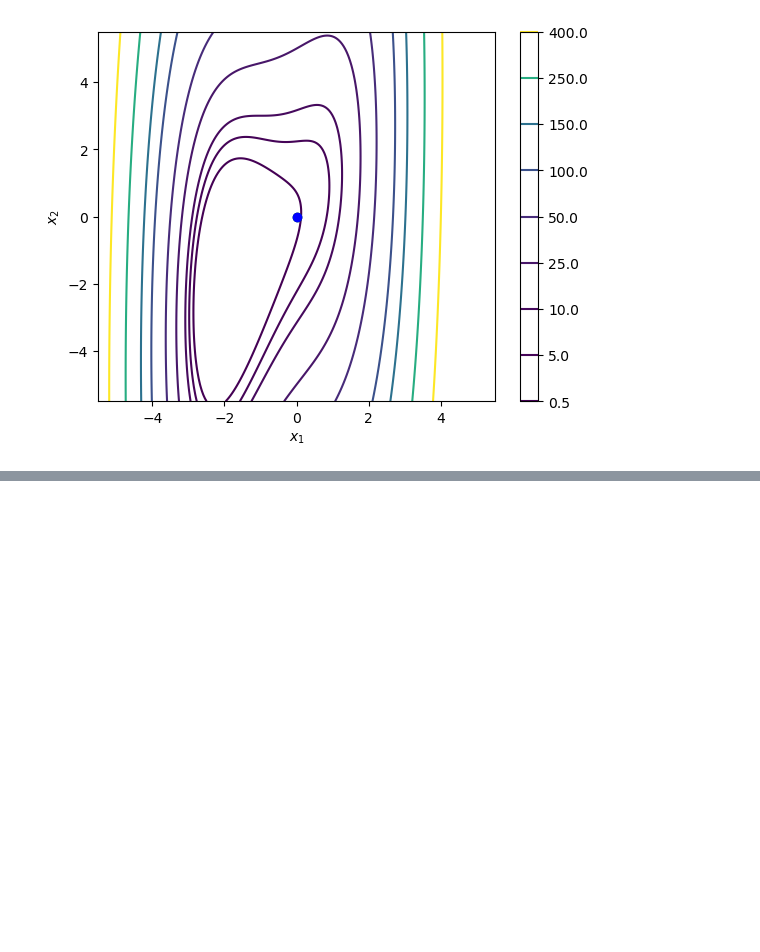
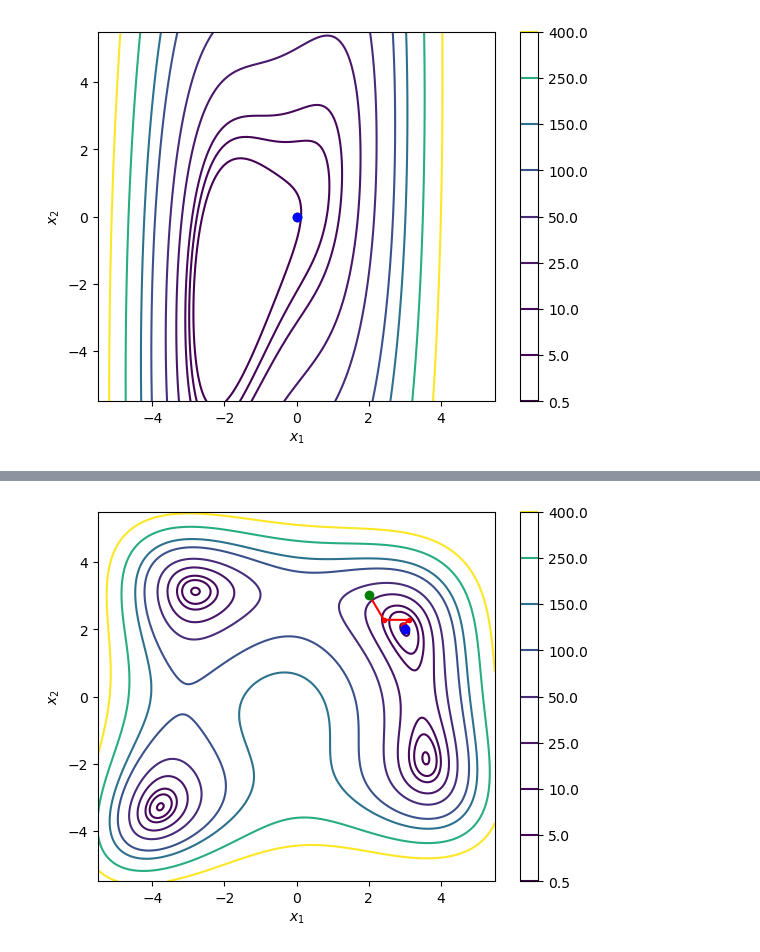
Before and after one commit to GuillermoSego/Optimization, a Jupyter notebook: Tarea 5/Segura_Guillermo_Tarea5.ipynb, the cells around one changed output, grey strips where cells are left out. Drawn from its saved outputs; the diff is of its cells as text; code cells hidden in the pictures; blank space fills up the shorter version.

```diff
--- a/Tarea 5/Segura_Guillermo_Tarea5.ipynb
+++ b/Tarea 5/Segura_Guillermo_Tarea5.ipynb
@@ -458,3 +576,19 @@ En cada caso imprima los resultados:
 - La variable que indica si el algoritmo terminó porque se cumplió el criterio de paro o no.
 - Si $n=2$, genere la gráfica de los contornos de nivel de la función y la trayectoria
   de los puntos $\mathbf{x}_0, \mathbf{x}_1, ..., \mathbf{x}_k$.
+# %%
+def himmelblau(x):
+    return (x[0]**2 + x[1] - 11)**2 + (x[0] + x[1]**2 - 7)**2
+
+def grad_himmelblau(x):
+    df_dx1 = 4 * x[0] * (x[0]**2 + x[1] - 11) + 2 * (x[0] + x[1]**2 - 7)
+    df_dx2 = 2 * (x[0]**2 + x[1] - 11) + 4 * x[1] * (x[0] + x[1]**2 - 7)
+    return np.array([df_dx1, df_dx2])
+
+def hessian_himmelblau(x):
+    H11 = 12*x[0]**2 + 4*x[1] - 42
+    H12 = 4*x[0] + 4*x[1]
+    H21 = H12  # La matriz es simétrica, por lo que H21 = H12
+    H22 = 12*x[1]**2 + 4*x[0] - 26
+    H = np.array([[H11, H12], [H21, H22]])
+    return H
@@ -460,0 +720,66 @@ En cada caso imprima los resultados:
+# %%
+# Puntos iniciales para la función de Himmelblau
+puntos_iniciales_himmelblau = [np.array([2.0, 4.0])]
+
+# Puntos iniciales para la función de Beale
+puntos_iniciales_beale = [np.array([2.0, 3.0])]
+
+# Puntos iniciales para la función de Rosenbrock
+puntos_iniciales_rosenbrock = [
+    np.array([-1.2, 1.0]),
+    np.array([-1.2 if i % 2 == 0 else 1.0 for i in range(10)]), # Usamos una list comprenhension
+    np.array([-1.2 if i % 2 == 0 else 1.0 for i in range(20)])
+]
+
+# Puntos iniciales para la función de Hartmann
+puntos_iniciales_hartmann = [np.zeros(6)]
+
+# Epsilon de la máquina
+epsilon_m = np.finfo(float).eps
+
+n = 2  # Dimensión del problema
+
+# Configuración de tolerancia
+tau = np.sqrt(n * epsilon_m)
+tau_hartman = np.sqrt(n)* epsilon_m**(1/3)
+
+# Número máximo de iteraciones
+NMax = 50000
+
+# Parametros de la funcion
+deltaMin = 1*10**(-5)
+eta = 0.25
+deltaMax = 4
+
+# Función para probar el algoritmo de newton con diferentes funciones
+def probar_newton(func, grad_func, hess_func, puntos_iniciales, name):
+    for x0 in puntos_iniciales:
+        if not name:
+            xk, k, convergio, gradiente, secuencia = ConfidenceRegion_Cauchy(func, grad_func, hess_func, x0, tau, NMax, deltaMax, deltaMin, eta)
+        else:
+            xk, k, convergio, gradiente, secuencia = ConfidenceRegion_Cauchy(func, grad_func, hess_func, x0, tau_hartman, NMax, deltaMax, deltaMin, eta)
+        valor_final = func(xk)
+        print(f"Resultado para x0 = {x0}:")
+        print(f"xk = {xk}, k = {k}, f(xk) = {valor_final}, |Grad f(xk)| = {np.linalg.norm(gradiente)}")
+        print(f"Convergió: {convergio}")
+        if len(x0) == 2 and secuencia:
+            print(f"Secuencia de puntos: {secuencia[:10]}")
+            contornosFnc2D(func, xleft=-5.5, xright=5.5, ybottom=-5.5, ytop=5.5, levels=[0.5, 5, 10, 25, 50, 100, 150, 250, 400], secuencia=secuencia)
+        print()
+
+# Probar con la función de Himmelblau
+print("Función de Himmelblau:")
+probar_newton(himmelblau, grad_himmelblau, hessian_himmelblau, puntos_iniciales_himmelblau, False)
+
+# Probar con la función de Beale
+print("Función de Beale:")
+probar_newton(beale, grad_beale, hessian_beale, puntos_iniciales_beale, False)
+
+# Probar con la función de Rosenbrock
+print("Función de Rosenbrock:")
+probar_newton(rosenbrock, grad_rosenbrock, hessian_rosenbrock, puntos_iniciales_rosenbrock, False)
+
+# Probar con la función de Hartmann
+print("Función de Hartmann dimensión 6:")
+probar_newton(hartmann_6D, grad_hartmann_6D, hessian_hartmann_6D, puntos_iniciales_hartmann, True)
+# %% [output]
@@ -460,0 +791 @@ En cada caso imprima los resultados:
+[figure, added]
```
Also changed, not shown: parts of 16 cells of this notebook.
